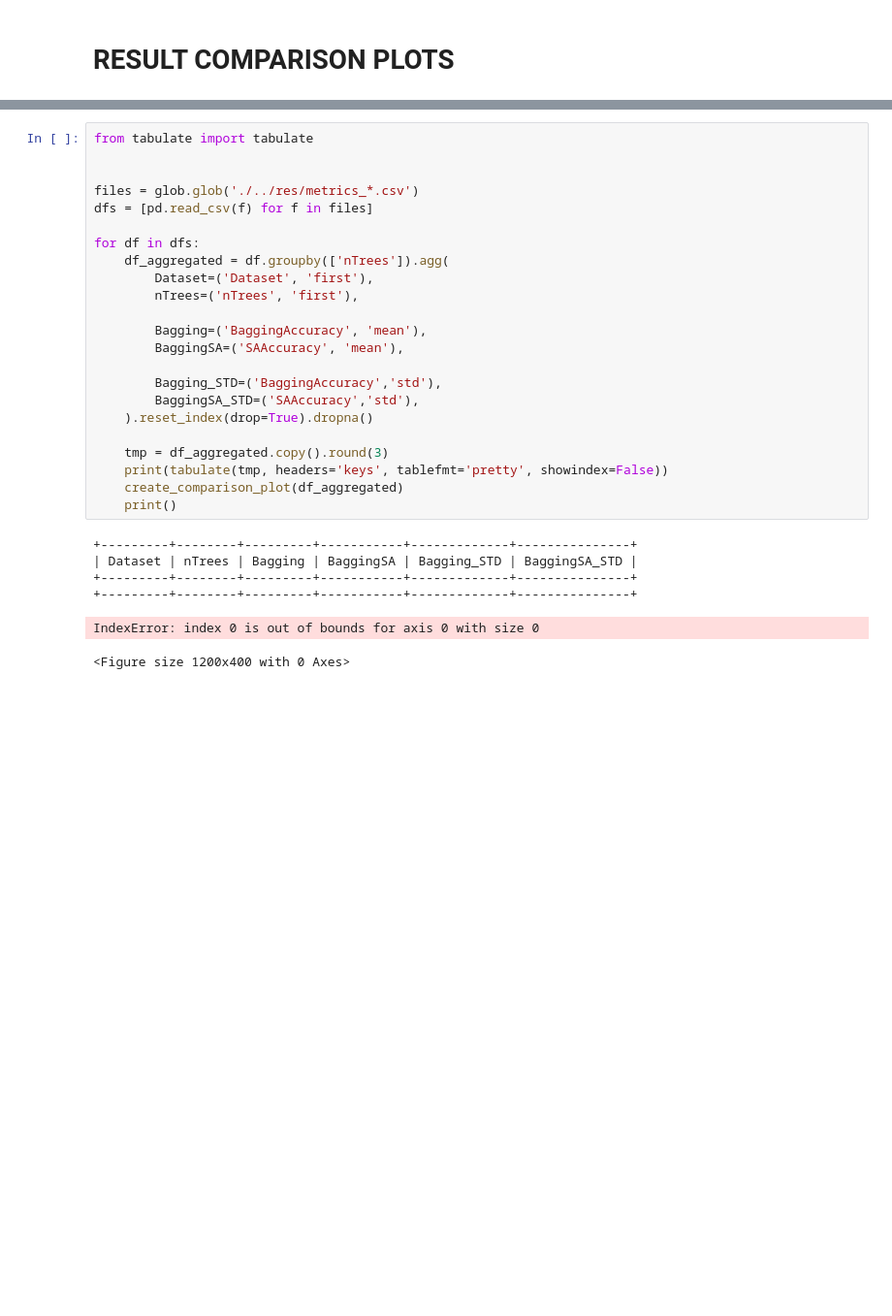
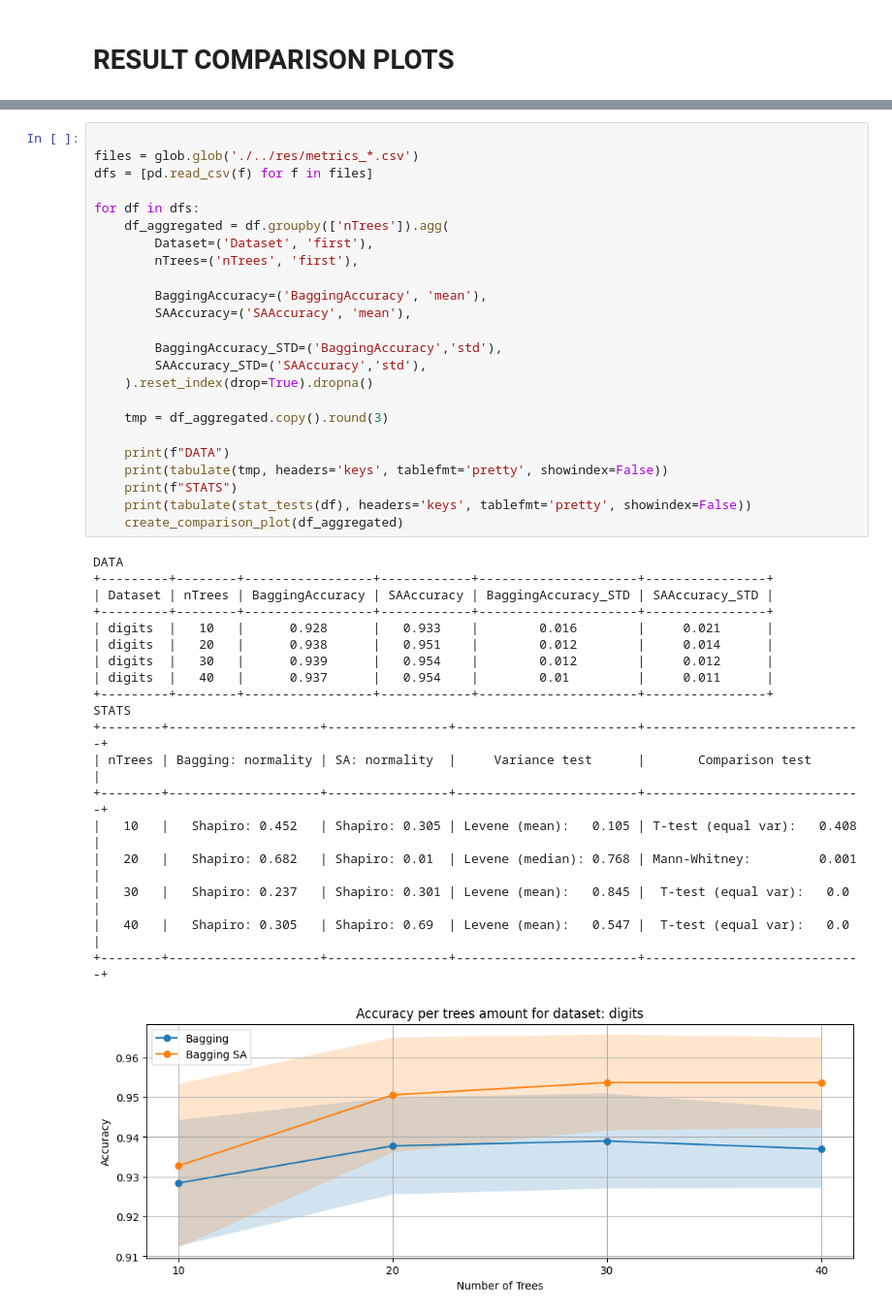
Before and after one commit to CenturionTheMan/SimulatedAnnealingBagging, a Jupyter notebook: src/article_plots.ipynb, the cells around one changed output, grey strips where cells are left out. Shown at 97% size. Drawn from its saved outputs; the diff is of its cells as text; blank space fills up the shorter version.

Commit message:
tests

```diff
--- a/src/article_plots.ipynb
+++ b/src/article_plots.ipynb
@@ -256,30 +285,44 @@ def create_comparison_plot(df: pd.DataFrame) -> None:
 # %%
-from tabulate import tabulate
-
 
 files = glob.glob('./../res/metrics_*.csv')
 dfs = [pd.read_csv(f) for f in files]
 
 for df in dfs:
     df_aggregated = df.groupby(['nTrees']).agg(
         Dataset=('Dataset', 'first'),
         nTrees=('nTrees', 'first'),
 
-        Bagging=('BaggingAccuracy', 'mean'),
-        BaggingSA=('SAAccuracy', 'mean'),
+        BaggingAccuracy=('BaggingAccuracy', 'mean'),
+        SAAccuracy=('SAAccuracy', 'mean'),
 
-        Bagging_STD=('BaggingAccuracy','std'),
-        BaggingSA_STD=('SAAccuracy','std'),
+        BaggingAccuracy_STD=('BaggingAccuracy','std'),
+        SAAccuracy_STD=('SAAccuracy','std'),
     ).reset_index(drop=True).dropna()
 
     tmp = df_aggregated.copy().round(3)
+
+    print(f"DATA")
     print(tabulate(tmp, headers='keys', tablefmt='pretty', showindex=False))
+    print(f"STATS")
+    print(tabulate(stat_tests(df), headers='keys', tablefmt='pretty', showindex=False))
     create_comparison_plot(df_aggregated)
-    print()
 # %% [output]
-+---------+--------+---------+-----------+-------------+---------------+
-| Dataset | nTrees | Bagging | BaggingSA | Bagging_STD | BaggingSA_STD |
-+---------+--------+---------+-----------+-------------+---------------+
-+---------+--------+---------+-----------+-------------+---------------+
+DATA
++---------+--------+-----------------+------------+---------------------+----------------+
+| Dataset | nTrees | BaggingAccuracy | SAAccuracy | BaggingAccuracy_STD | SAAccuracy_STD |
++---------+--------+-----------------+------------+---------------------+----------------+
+| digits  |   10   |      0.928      |   0.933    |        0.016        |     0.021      |
+| digits  |   20   |      0.938      |   0.951    |        0.012        |     0.014      |
+| digits  |   30   |      0.939      |   0.954    |        0.012        |     0.012      |
+| digits  |   40   |      0.937      |   0.954    |        0.01         |     0.011      |
++---------+--------+-----------------+------------+---------------------+----------------+
+STATS
++--------+--------------------+----------------+------------------------+-----------------------------+
+| nTrees | Bagging: normality | SA: normality  |     Variance test      |       Comparison test       |
++--------+--------------------+----------------+------------------------+-----------------------------+
+|   10   |   Shapiro: 0.452   | Shapiro: 0.305 | Levene (mean):   0.105 | T-test (equal var):   0.408 |
+|   20   |   Shapiro: 0.682   | Shapiro: 0.01  | Levene (median): 0.768 | Mann-Whitney:         0.001 |
+|   30   |   Shapiro: 0.237   | Shapiro: 0.301 | Levene (mean):   0.845 |  T-test (equal var):   0.0  |
+|   40   |   Shapiro: 0.305   | Shapiro: 0.69  | Levene (mean):   0.547 |  T-test (equal var):   0.0  |
++--------+--------------------+----------------+------------------------+-----------------------------+
-IndexError: index 0 is out of bounds for axis 0 with size 0
-<Figure size 1200x400 with 0 Axes>
+[figure, added]
```
Also changed, not shown: parts of 5 cells of this notebook, 2 other files.
